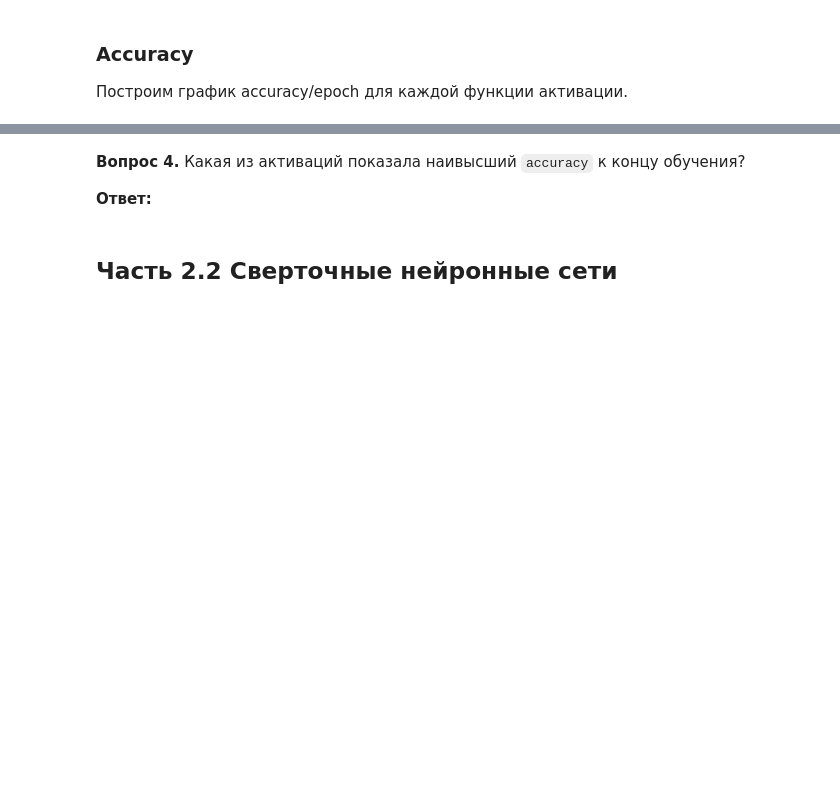
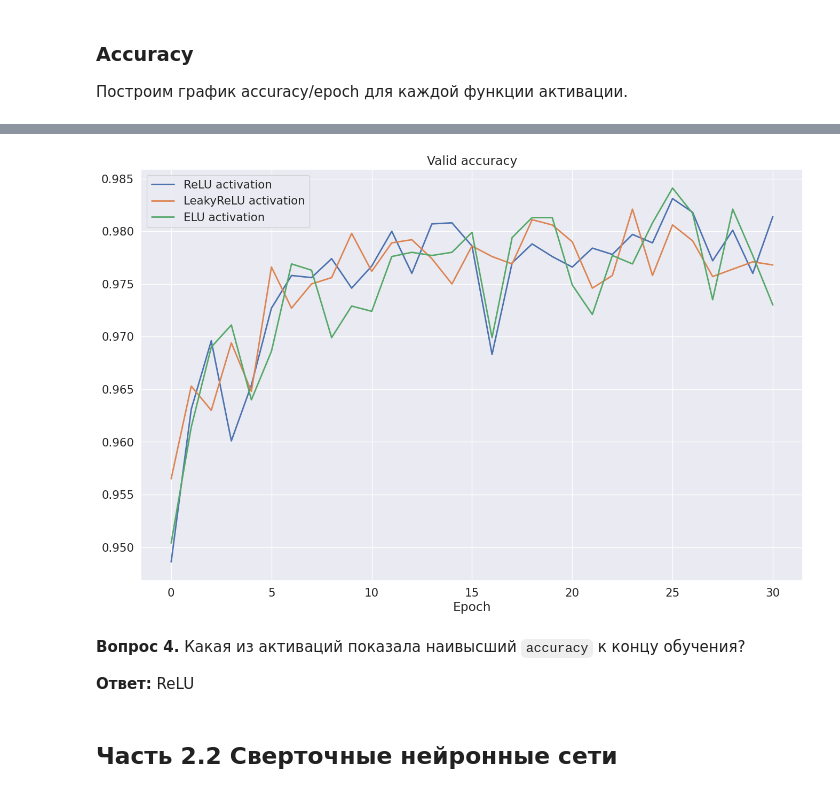
Before and after one commit to rinkorn/course-stepik-dl-advanced, a Jupyter notebook: hw11/[homework]dense_and_convolutional_nn.ipynb, the cells around one changed output, grey strips where cells are left out. Saved outputs shown, nothing was run; the diff lists cells and outputs as text; code cells hidden in the pictures; blank space fills up the shorter version.

```diff
--- a/hw11/[homework]dense_and_convolutional_nn.ipynb
+++ b/hw11/[homework]dense_and_convolutional_nn.ipynb
@@ -263,5 +305,0 @@ model = nn.Sequential(
-# %%
-criterion = #YOUR CODE. Select a loss function
-optimizer = torch.optim.Adam(model.parameters())
-
-loaders = {"train": train_dataloader, "valid": valid_dataloader}
@@ -348,16 +434,18 @@ plt.show()
 # %%
 plt.figure(figsize=(16, 10))
 plt.title("Valid accuracy")
-plt.plot(range(max_epochs), relu_accuracy, label="ReLU activation", linewidth=2)
-plt.plot(range(max_epochs), leaky_relu_accuracy, label="LeakyReLU activation", linewidth=2)
-plt.plot(range(max_epochs), elu_accuracy, label="ELU activation", linewidth=2)
+plt.plot(range(EPOCHS), relu_accuracy['valid'], label="ReLU activation", linewidth=2)
+plt.plot(range(EPOCHS), leaky_relu_accuracy['valid'], label="LeakyReLU activation", linewidth=2)
+plt.plot(range(EPOCHS), elu_accuracy['valid'], label="ELU activation", linewidth=2)
 plt.legend()
 plt.xlabel("Epoch")
 plt.show()
+# %% [output]
+[figure, added]
 # %% [markdown]
 **Вопрос 4.** Какая из активаций показала наивысший `accuracy` к концу обучения?
 
-**Ответ:**
+**Ответ:** ReLU
 # %% [markdown]
 ## Часть 2.2 Сверточные нейронные сети
 # %% [markdown]
```
Also changed, not shown: parts of 36 cells of this notebook, 12 other files.
